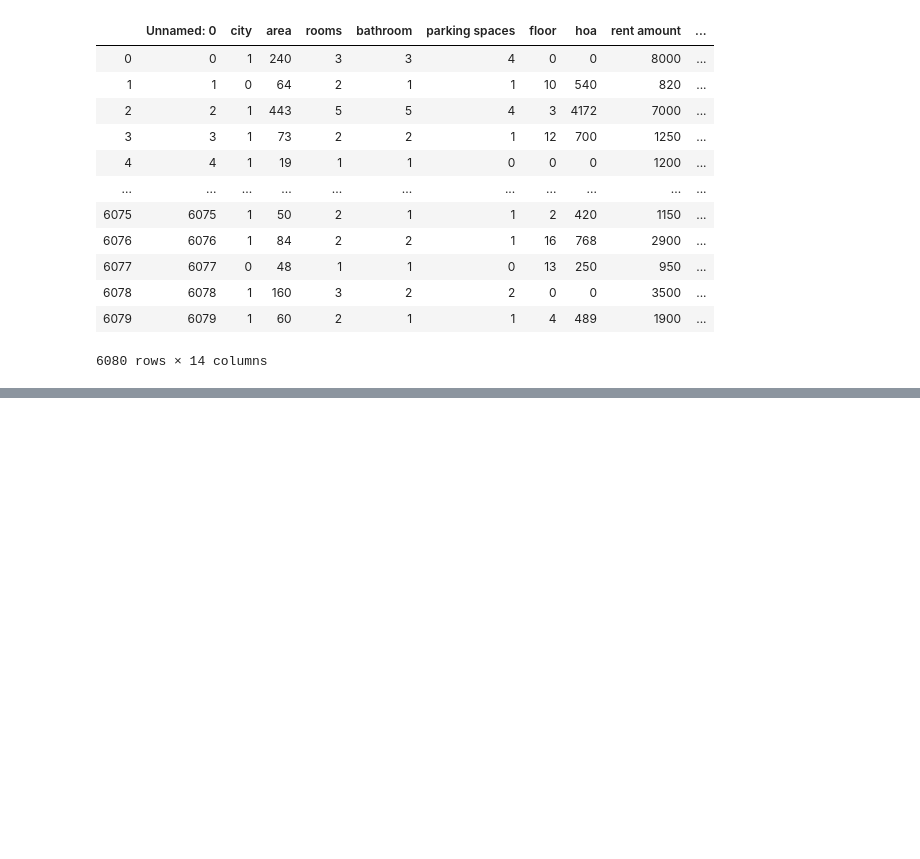
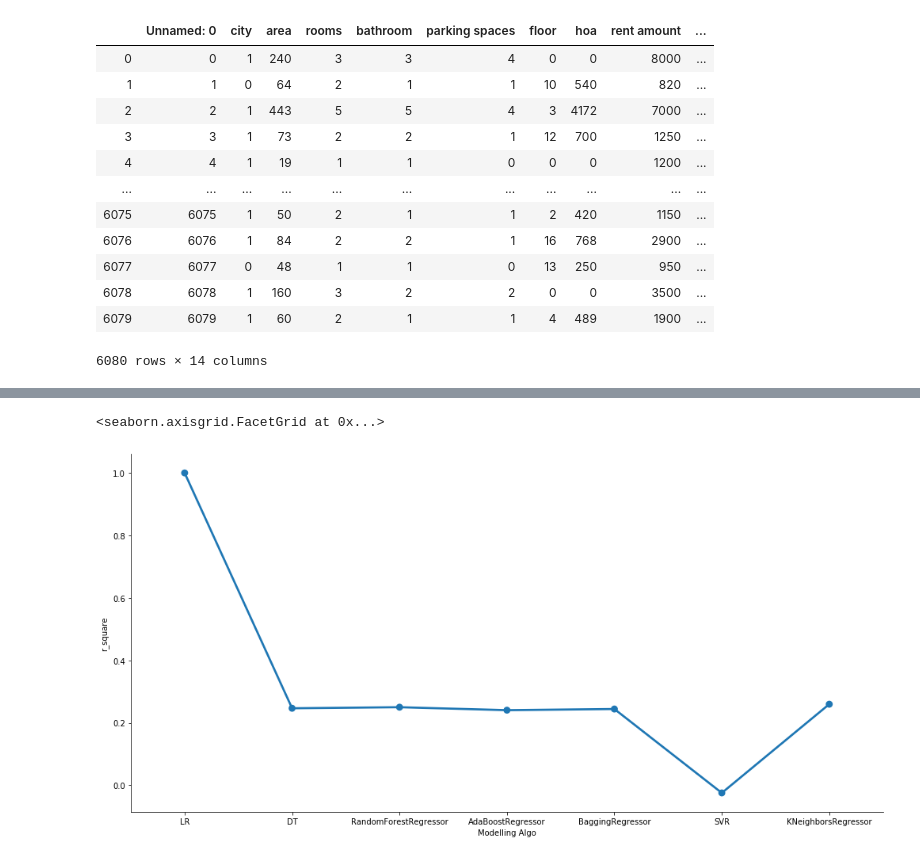
Before and after one commit to dasarisasidhar/Artificial-Intelligence, a Jupyter notebook: ML/Scikit Learn/Supervised/Regression/proj/brazilian_houses_to_rent.ipynb, the cells around one changed output, grey strips where cells are left out. Drawn from its saved outputs; the diff is of its cells as text; code cells hidden in the pictures; blank space fills up the shorter version.

```diff
--- a/ML/Scikit Learn/Supervised/Regression/proj/brazilian_houses_to_rent.ipynb
+++ b/ML/Scikit Learn/Supervised/Regression/proj/brazilian_houses_to_rent.ipynb
@@ -214,0 +268,5 @@ rmse: 14031.820534375232
+# %%
+sns.factorplot(x='Modelling Algo',y='r_square',data=r_square,kind='point',size=7,aspect=2)
+# %% [output]
+<seaborn.axisgrid.FacetGrid at 0x...>
+[figure, added]
```
Also changed, not shown: parts of 15 cells of this notebook.
